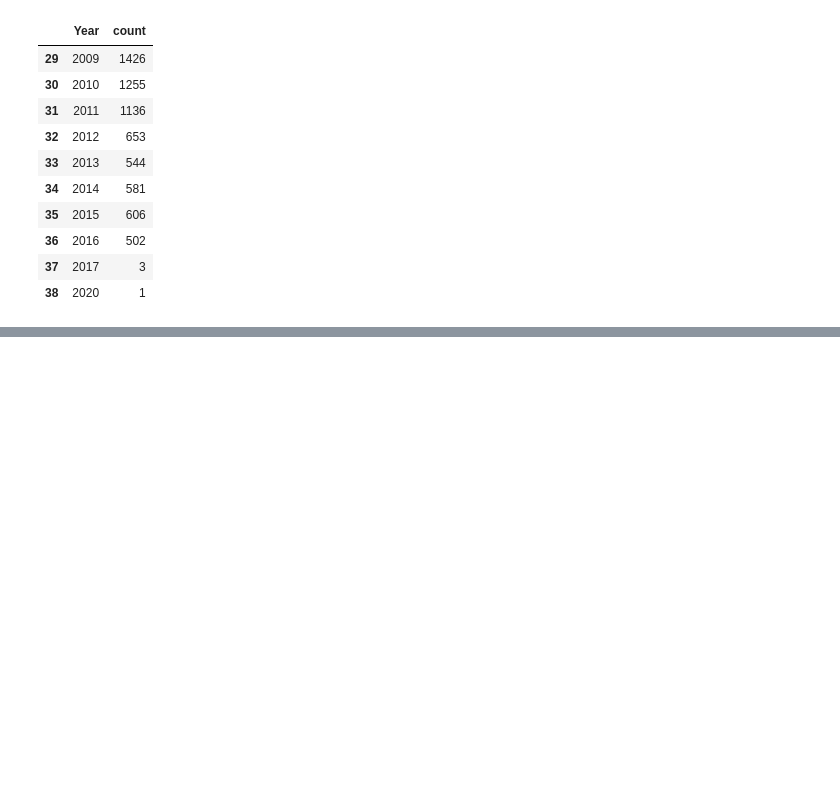
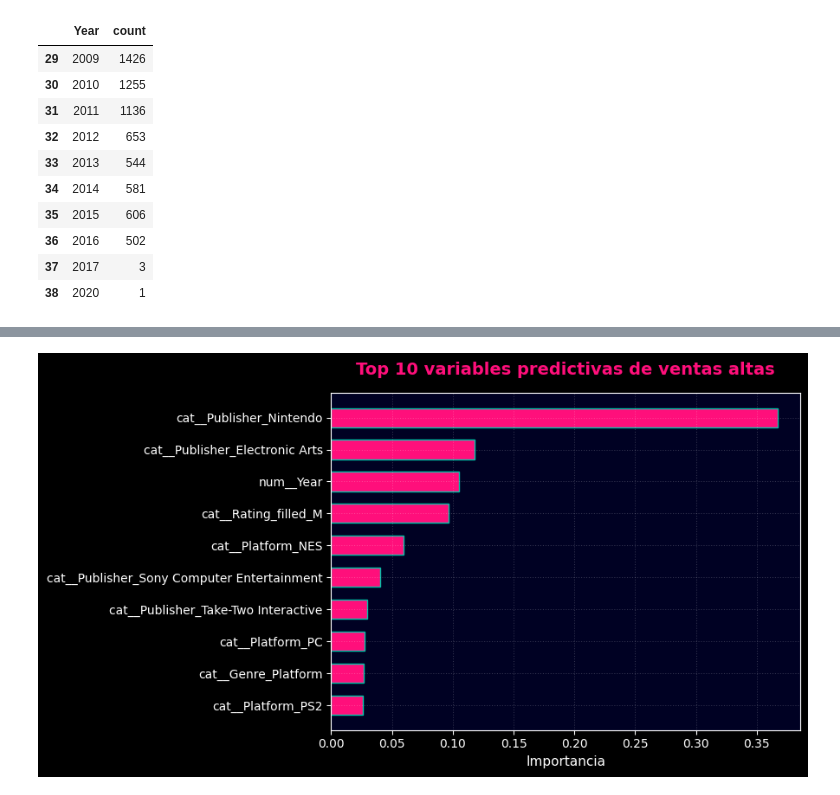
Before and after one commit to tunbaruzzo/Ejemplo, a Jupyter notebook: videoGamesSales.ipynb, the cells around one changed output, grey strips where cells are left out. Saved outputs shown, nothing was run; the diff lists cells and outputs as text; code cells hidden in the pictures; blank space fills up the shorter version.

```diff
--- a/videoGamesSales.ipynb
+++ b/videoGamesSales.ipynb
@@ -1006,0 +1094,18 @@ juegos_por_anio(df_pl)
+# %%
+# Paso 4 – Modelo predictivo simple (Árbol de Decisión)
+
+# Crear pipeline
+model = Pipeline(steps=[
+    ("preprocessor", preprocessor),
+    ("classifier", DecisionTreeClassifier(max_depth=5, random_state=42))
+])
+
+# Entrenar
+model.fit(X_train, y_train)
+
+# Evaluar
+y_pred = model.predict(X_test)
+
+print(classification_report(y_test, y_pred))
+print("Matriz de confusión:")
+print(confusion_matrix(y_test, y_pred))
@@ -1006,0 +1125,39 @@ juegos_por_anio(df_pl)
+# %%
+import matplotlib.pyplot as plt
+import numpy as np
+
+# Extraer importancias
+importances = model.named_steps["classifier"].feature_importances_
+feature_names = model.named_steps["preprocessor"].get_feature_names_out()
+
+# Ordenar top 10
+idx = np.argsort(importances)[::-1][:10]
+
+# --- Estilo visual acorde a la presentación ---
+plt.style.use("dark_background")
+plt.figure(figsize=(9,5))
+plt.rcParams.update({
+    'axes.facecolor': '#000123',   # fondo del gráfico
+    'figure.facecolor': '#000123', # fondo total
+    'text.color': '#ffffff',
+    'axes.labelcolor': '#ffffff',
+    'xtick.color': '#ffffff',
+    'ytick.color': '#ffffff'
+})
+
+# Barras fucsia con bordes suaves y tono de contraste
+plt.barh(range(len(idx)), importances[idx][::-1],
+         color="#ff0f7b", edgecolor="#00c6aa", height=0.6)
+
+# Etiquetas
+plt.yticks(range(len(idx)), feature_names[idx][::-1], fontsize=10)
+plt.xlabel("Importancia", fontsize=11, color="#ffffff")
+plt.title("Top 10 variables predictivas de ventas altas",
+          fontsize=14, color="#ff0f7b", weight="bold", pad=15)
+
+# Líneas sutiles y márgenes
+plt.grid(alpha=0.2, color="#ffffff", linestyle=":")
+plt.tight_layout()
+plt.show()
+# %% [output]
+[figure, added]
```
Also changed, not shown: parts of 15 cells of this notebook.
